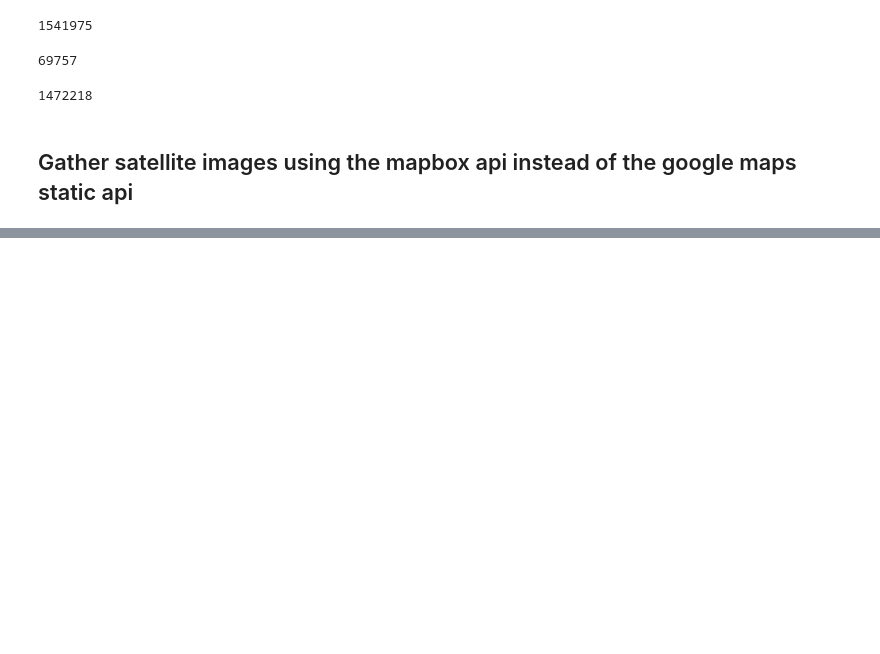
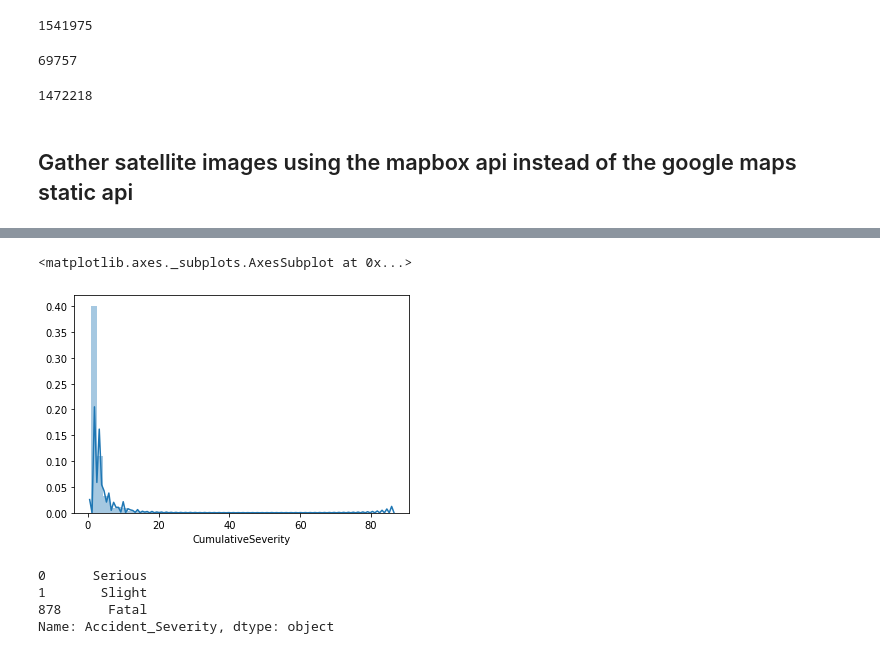
Before and after one commit to h4g0/LEI-RoadAccidents, a Jupyter notebook: Dowload_Satellite_Images.ipynb, the cells around one changed output, grey strips where cells are left out. Drawn from its saved outputs; the diff is of its cells as text; code cells hidden in the pictures; blank space fills up the shorter version.

```diff
--- a/Dowload_Satellite_Images.ipynb
+++ b/Dowload_Satellite_Images.ipynb
@@ -109,0 +117,4 @@ for i in safe_squares_download:
+# %%
+accident_severity = dict()
+
+Seriousity_Weight = {"Fatal" : 10,"Serious" : 3,"Slight" : 1}
@@ -109,0 +123,12 @@ for i in safe_squares_download:
+# %%
+for index,row  in Accidents.iterrows():
+    accident_severity[row['grid_square']] = accident_severity.get(row['grid_square'],0) + Seriousity_Weight[row['Accident_Severity']]
+# %%
+seriousity  = list()
+coordinates = list()
+
+for key in accident_severity:
+    seriousity.append(accident_severity[key])
+    coordinates.append(key)
+
+DataModel2 = pd.DataFrame({'CumulativeSeverity': seriousity,"grid_square" : coordinates})
@@ -109,0 +146,12 @@ for i in safe_squares_download:
+# %%
+sns.distplot(DataModel2['CumulativeSeverity'],bins=50)
+# %% [output]
+<matplotlib.axes._subplots.AxesSubplot at 0x...>
+[figure, added]
+# %%
+Accidents['Accident_Severity'].drop_duplicates()
+# %% [output]
+0      Serious
+1       Slight
+878      Fatal
+Name: Accident_Severity, dtype: object
```
Also changed, not shown: parts of 8 cells of this notebook, 1 other file.
